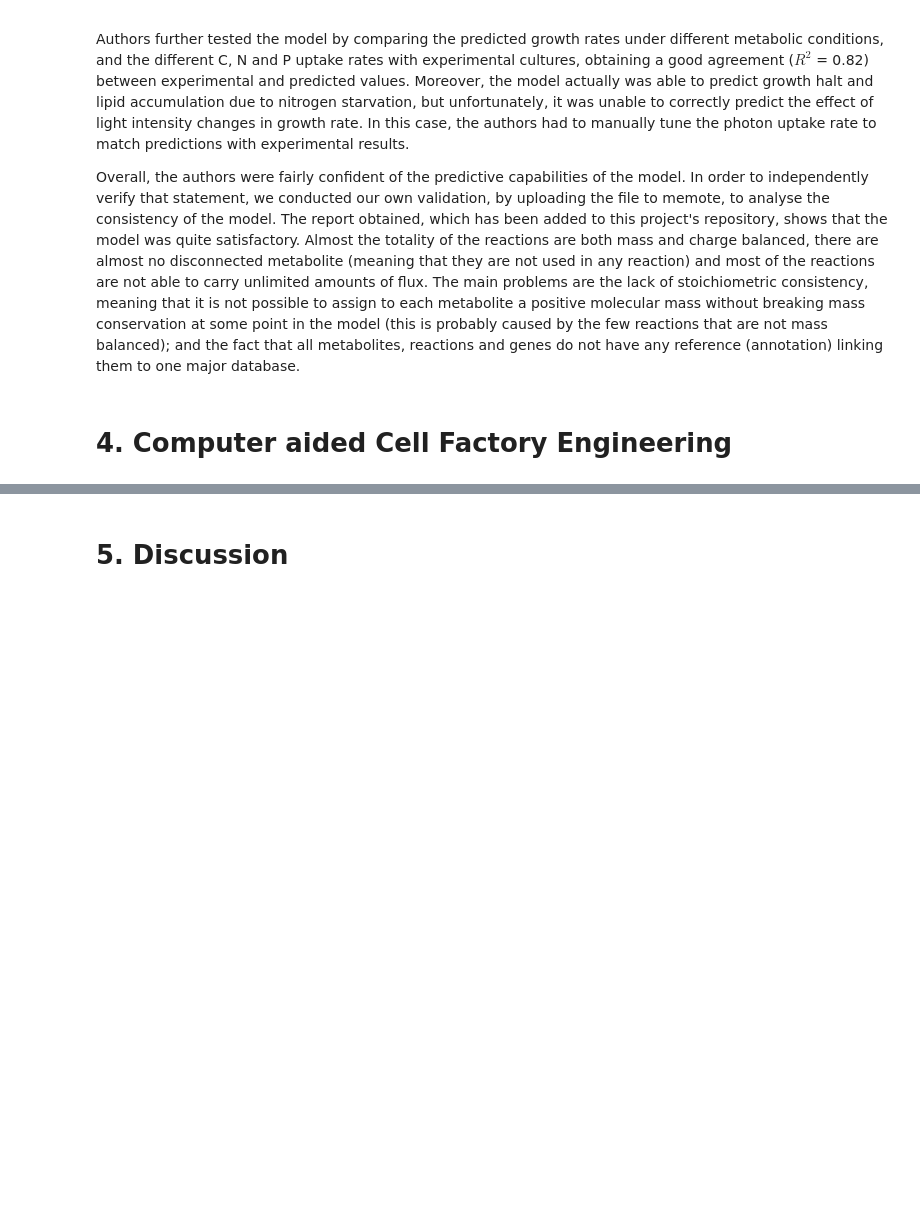
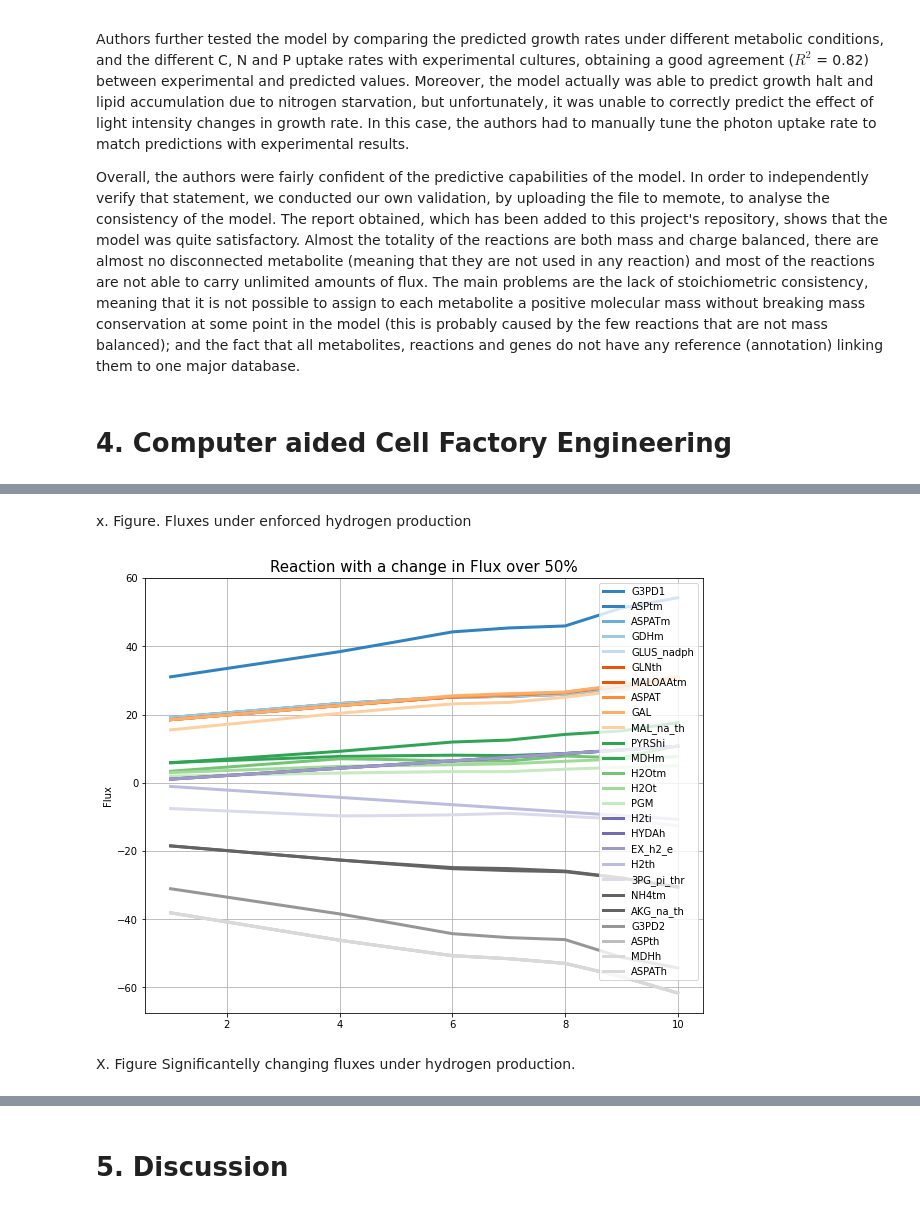
Before and after one commit to elena-krismer/27410-2020-group-project-group12-c-reinhardtii, a Jupyter notebook: reports/Report_final.ipynb, the cells around one changed output, grey strips where cells are left out. Saved outputs shown, nothing was run; the diff lists cells and outputs as text; code cells hidden in the pictures; blank space fills up the shorter version.

```diff
--- a/reports/Report_final.ipynb
+++ b/reports/Report_final.ipynb
@@ -65,0 +80,8 @@ Overall, the authors were fairly confident of the predictive capabilities of the
+# %% [markdown]
+x. Figure. Fluxes under enforced hydrogen production
+# %%
+Image(filename = "figures/ChangeInFlux_mixo.png")
+# %% [output]
+[figure, added]
+# %% [markdown]
+X. Figure Significantelly changing fluxes under hydrogen production.
```
Also changed, not shown: parts of 8 cells of this notebook.
